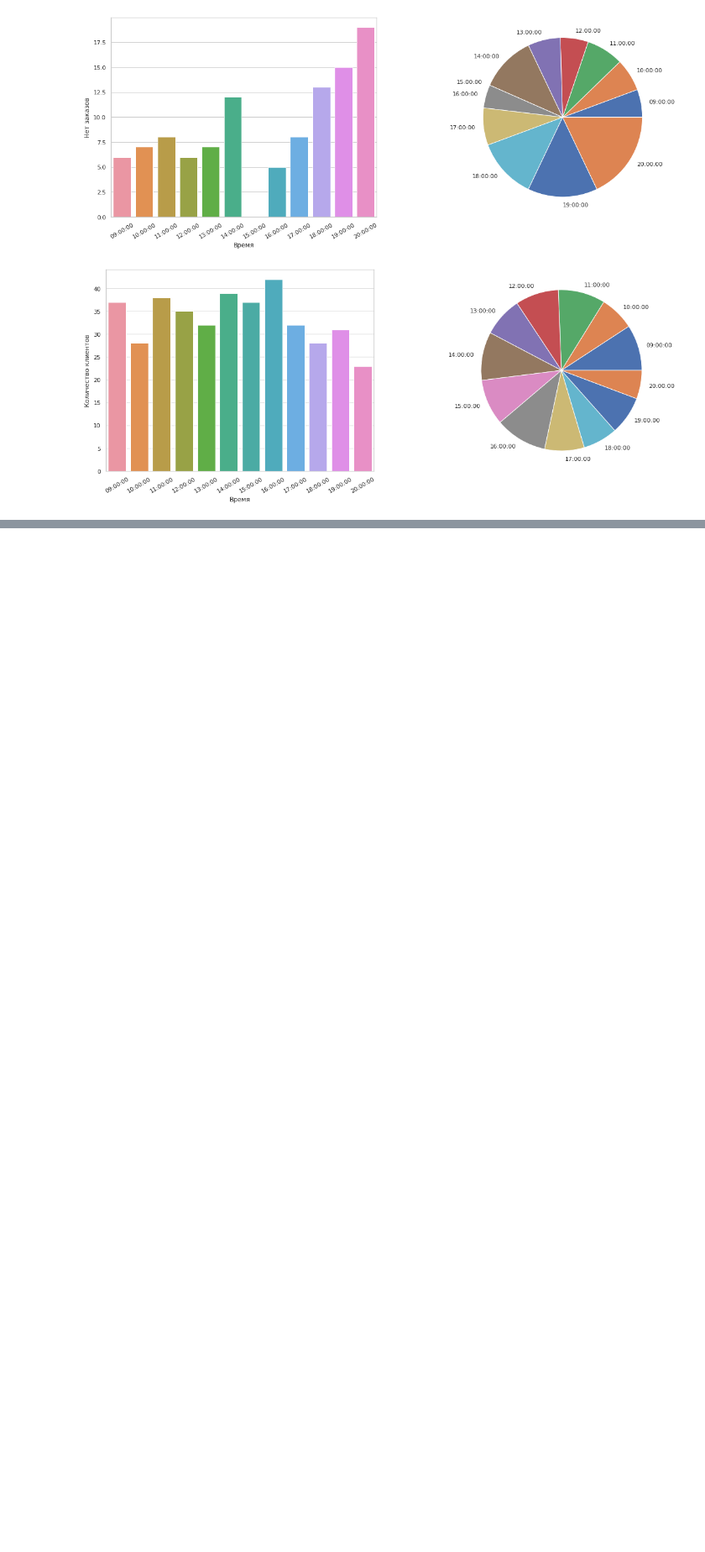
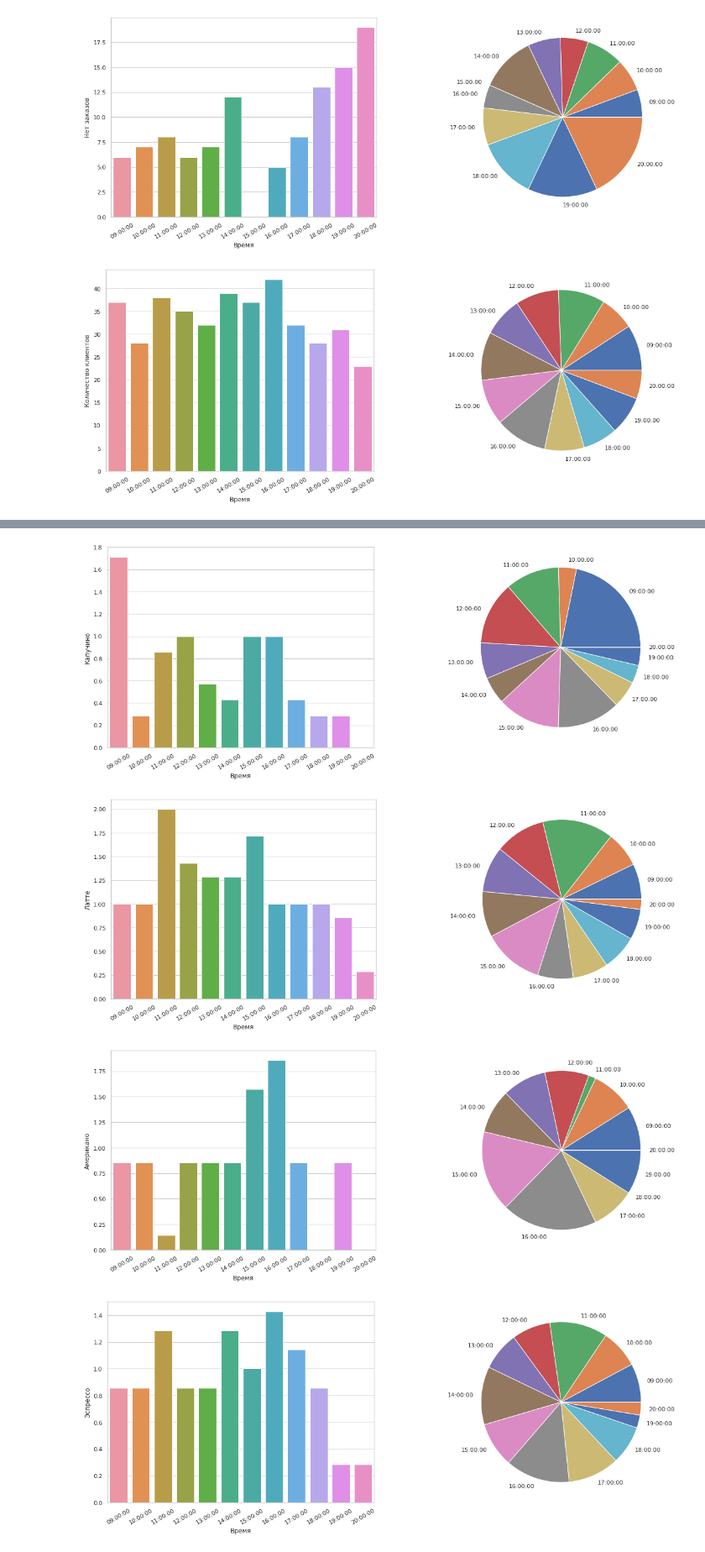
Before and after one commit to Andrey22154/-, a Jupyter notebook: Заказы_кофе.ipynb, the cells around one changed output, grey strips where cells are left out. Shown at 84% size. Saved outputs shown, nothing was run; the diff lists cells and outputs as text; code cells hidden in the pictures; blank space fills up the shorter version.

```diff
--- a/Заказы_кофе.ipynb
+++ b/Заказы_кофе.ipynb
@@ -117,0 +119,16 @@ Text(0.5, 1.0, 'Сранение количества заказов/их отс
+# %%
+for cols in name_cols:
+
+  group_count = data.groupby('Время').agg({cols:'mean'})
+
+# barpot
+  fig, axes = plt.subplots(1, 2, figsize = (20, 7))
+  n = sns.barplot(data = group_count, y = group_count[cols], x = group_count.index, ax = axes[0])
+  n.set_xticklabels(n.get_xticklabels(),rotation = 30)
+# pie
+  axes[1].pie(group_count[cols], labels = group_count.index)
+# %% [output]
+[figure, added]
+[figure, added]
+[figure, added]
+[figure, added]
```
Also changed, not shown: parts of 7 cells of this notebook.
